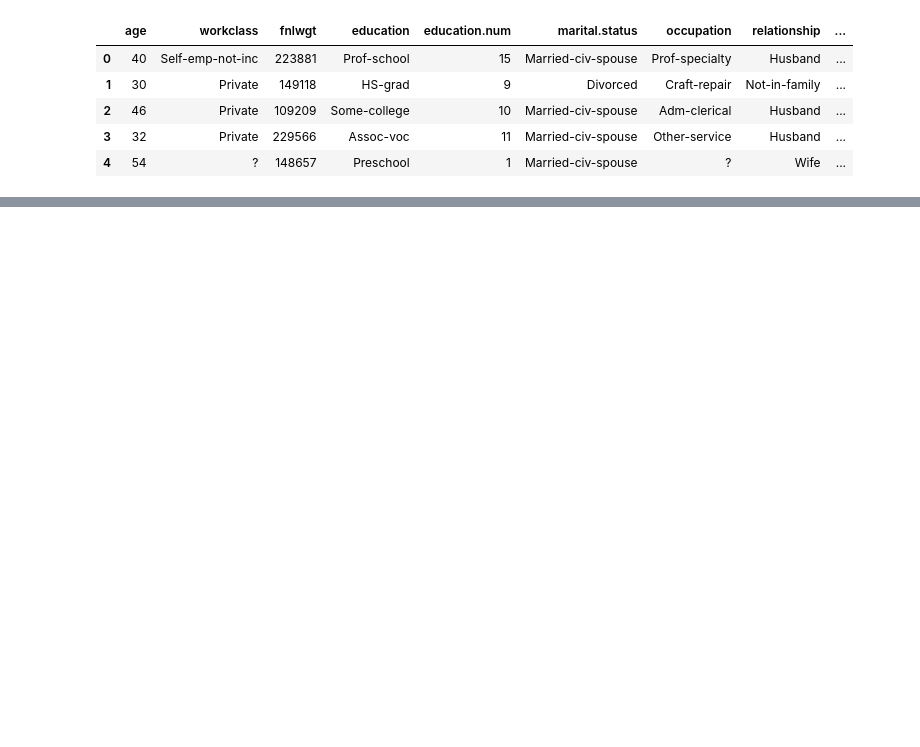
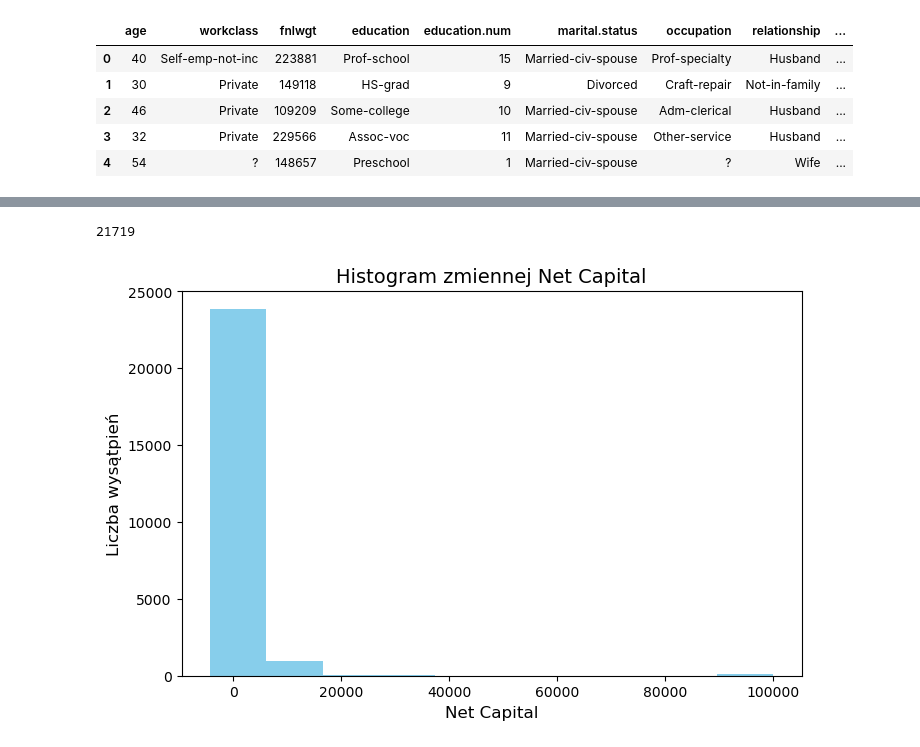
Before and after one commit to adrianzyla/annual_income_analysis, a Jupyter notebook: annual_income_analysis.ipynb, the cells around one changed output, grey strips where cells are left out. Drawn from its saved outputs; the diff is of its cells as text; code cells hidden in the pictures; blank space fills up the shorter version.

```diff
--- a/annual_income_analysis.ipynb
+++ b/annual_income_analysis.ipynb
@@ -24,0 +168,9 @@ Name: count, dtype: int64
+# %%
+# Utworzenie nowej zmiennej jako różnicy między capital.gain i capital.loss
+df['net.capital'] = df['capital.gain'] - df['capital.loss']
+
+# Sprawdzenie statystyk nowej zmiennej
+print(df['net.capital'].describe())
+
+# Podgląd wartości
+print(df[['capital.gain', 'capital.loss', 'net.capital']].head())
@@ -24,0 +193,15 @@ Name: count, dtype: int64
+# %%
+print((df['net.capital'] == 0).sum())
+# %% [output]
+21719
+# %%
+plt.figure(figsize=(8, 5))
+plt.hist(df['net.capital'], color='skyblue')
+
+plt.title("Histogram zmiennej Net Capital", fontsize=14)
+plt.xlabel("Net Capital", fontsize=12)
+plt.ylabel("Liczba wysątpień", fontsize=12)
+
+plt.show()
+# %% [output]
+[figure, added]
```
Also changed, not shown: parts of 21 cells of this notebook.
